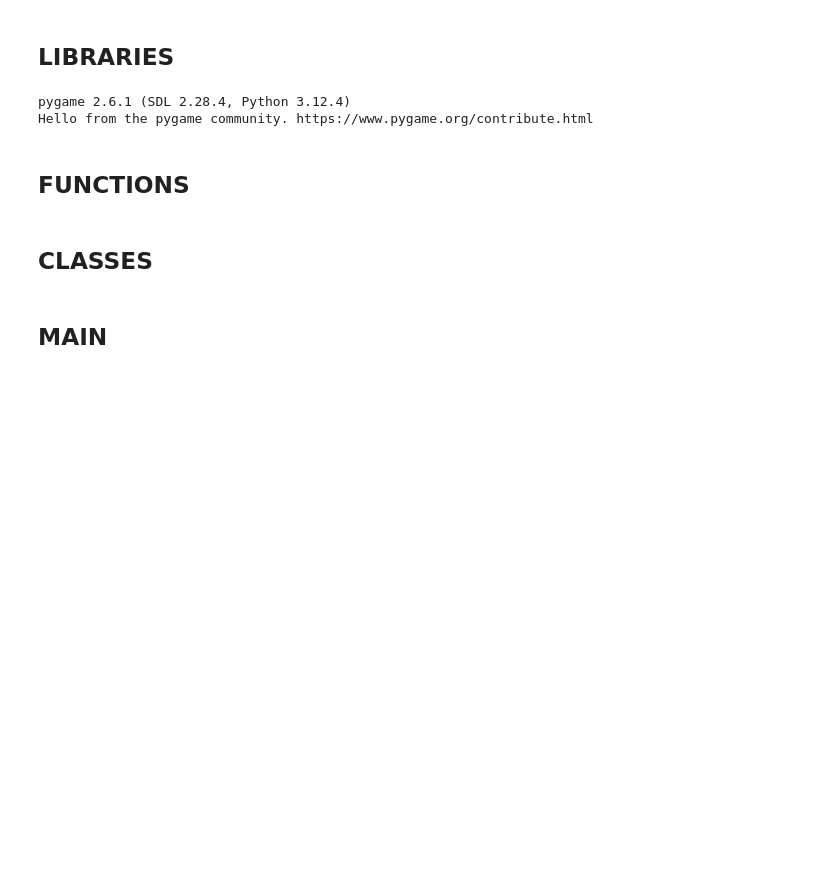
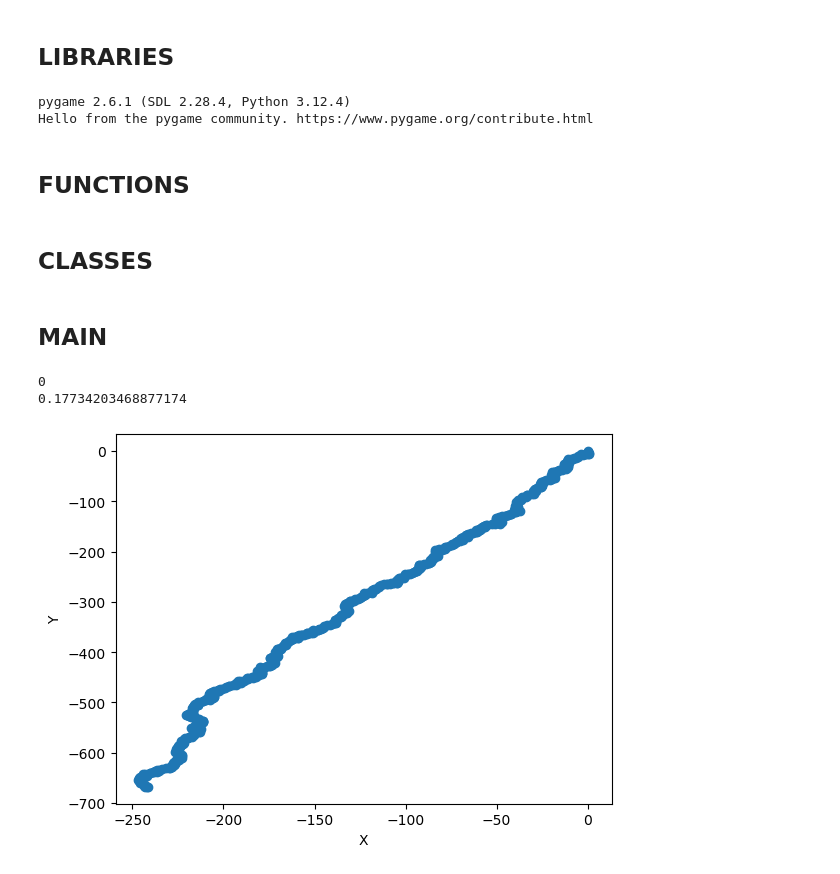
Before and after one commit to FNR13/Saut-lab, a Jupyter notebook: MicroSimulator/Main_2.ipynb, the cells around one changed output. Cells and saved outputs as stored; diff of their text form; code cells hidden in the pictures; blank space fills up the shorter version.

Commit message:
Graphic path and some errors corrections

```diff
--- a/MicroSimulator/Main_2.ipynb
+++ b/MicroSimulator/Main_2.ipynb
@@ -166,18 +171,18 @@ class Robot:
     def update_velocities(self, keys):
         increment = 0.0001 * self.met2pix
 
-        if keys[pygame.K_KP4]:  # Increase left
+        if keys[pygame.K_4]:  # Increase left
             self.velL = min(self.velL + increment, self.max)
-        if keys[pygame.K_KP1]:  # Decrease left
+        if keys[pygame.K_1]:  # Decrease left
             self.velL = max(self.velL - increment, self.min)
-        if keys[pygame.K_KP6]:  # Increase right
+        if keys[pygame.K_6]:  # Increase right
             self.velR = min(self.velR + increment, self.max)
-        if keys[pygame.K_KP3]:  # Decrease right
+        if keys[pygame.K_3]:  # Decrease right
             self.velR = max(self.velR - increment, self.min)
-        if keys[pygame.K_KP5]:  # Increase both
+        if keys[pygame.K_5]:  # Increase both
             self.velL = min(self.velL + increment, self.max)
             self.velR = min(self.velR + increment, self.max)
-        if keys[pygame.K_KP2]:  # Decrease both
+        if keys[pygame.K_2]:  # Decrease both
             self.velL = max(self.velL - increment, self.min)
             self.velR = max(self.velR - increment, self.min)
         if keys[pygame.K_SPACE]:  # Equalize both velocities
@@ -313,7 +318,6 @@ class Particle:
 # %%
 #DELETE this later: these imputs must be taken from the sensor
 delta_D = 0.2
-delta_theta = 1 #check if it is in radians, it have to be in that way
 observation = np.ones(2, dtype=float) #this must be read from the sensor:
                                        #the first value must be the distance between the sensor and the landmark
                                        #the second value must be the angle
@@ -328,7 +332,8 @@ rob = Robot(start, "Robot.png", 0.01 * 3779.52)
 landmarks = Landmarks(num_landmarks=10, window_size=(dim[0], dim[1]))
 
 # The following three lines are probisional
-n_particles = 10
+# Inizialization
+n_particles = 100
 particles = np.zeros((n_particles, 1, 3), dtype=float)
 '''
 First column is the particle
@@ -336,7 +341,11 @@ Second column is the time instant
 Third column are the three components of the state (x,y,theta)
 All of them start in the point (0,0,0)
 '''
-weights = np.zeros(n_particles, dtype=float)
+weights = np.ones(n_particles, dtype=float)/n_particles
+most_probable = 0
+previous_theta = 0
+previous_velL = 0.01 * rob.met2pix
+previous_velR = 0.01 * rob.met2pix
 
 sensor = CarSensor(
     car_width=rob.wd,  # your robot width
@@ -377,31 +386,49 @@ while run:
 
     #Landmark Detection
     visible_landmarks = sensor.filter_landmarks(landmarks.get_positions(), (rob.x, rob.y), rob.theta)
 
     # For example, highlight visible landmarks in red
     for vpos in visible_landmarks:
         pygame.draw.circle(env.win, env.red, (int(vpos[0]), int(vpos[1])), landmarks.radius + 3, 2)
 
     #Path estimation
     new_pose = np.zeros((n_particles, 1, 3), dtype=float)
 
     for k in range(n_particles): #For each particle
 
+        #TO DO: Delta D
+
+        # Delta theta
+        delta_theta = rob.theta - previous_theta #CHECK if it is in rad!
         # Pose estimation
         new_pose[k,0,:] = pose_estimation(delta_D,delta_theta,particles[k,time_instant-1,:])
 
         # Weight computing
         weights[k] = compute_weight(observation,new_pose[k,0,:],variance)
 
 
     # Particle updating
     particles = update_particles(particles, new_pose)
 
     # Resampling
     particles = resample(particles,weights,n_particles)
 
+    most_probable = np.argmax(weights)
+
+    time_instant += 1
+    previous_theta = rob.theta
 
     pygame.display.update()
 
+pygame.quit()
 
-pygame.quit()
+
+plt.scatter(particles[most_probable,:,0],particles[most_probable,:,1])
+plt.xlabel('X')
+plt.ylabel('Y')
+print(most_probable)
+print(weights[most_probable]/np.sum(weights))
+# %% [output]
+0
+0.17734203468877174
+[figure, added]
```
Also changed, not shown: parts of 4 cells of this notebook, 1 other file.
